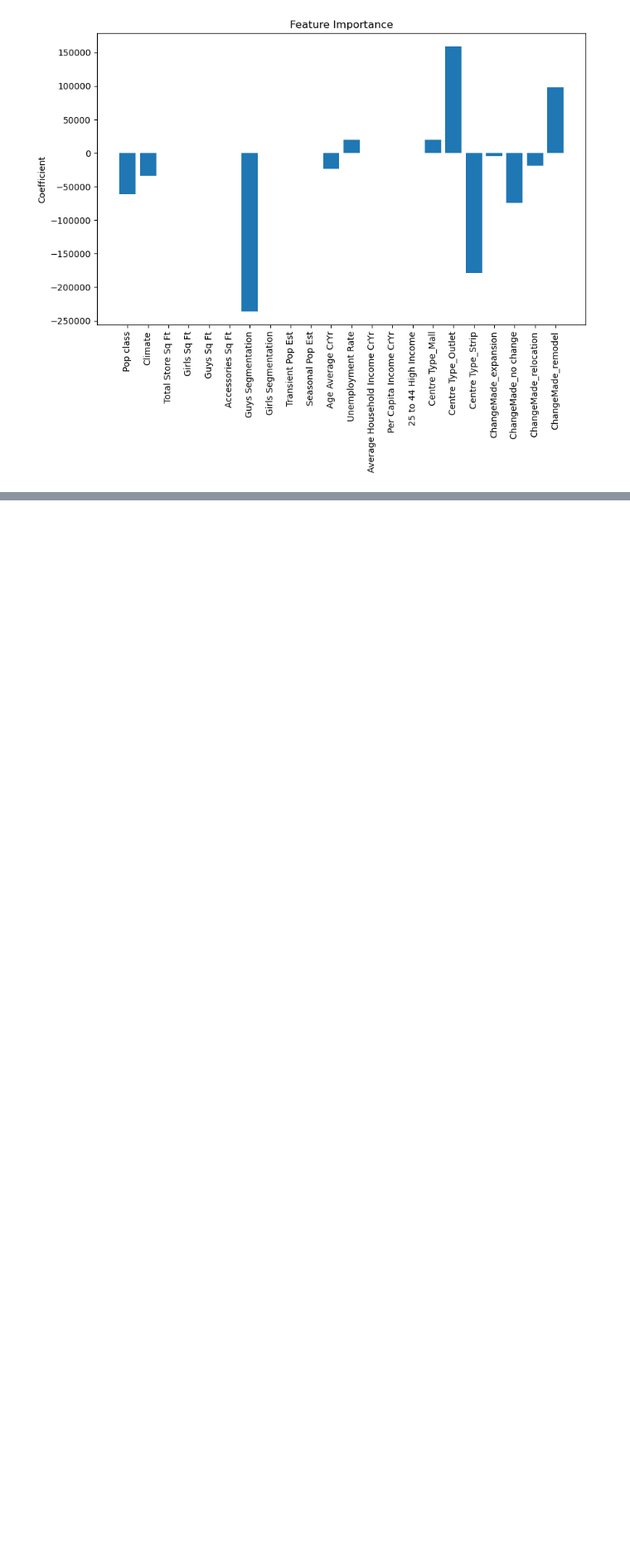
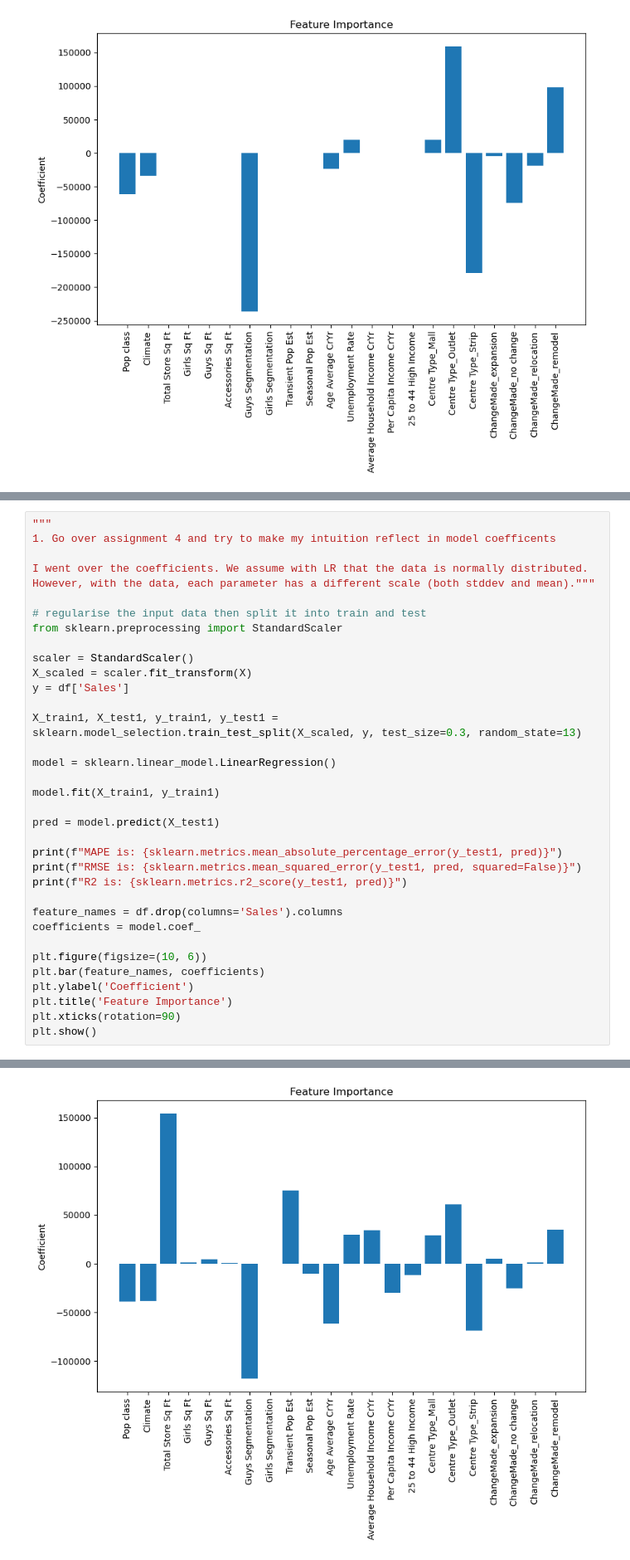
Before and after one commit to Hrsh-Venket/Tiger-Analytics, a Jupyter notebook: Assignment 4/Assignment 4.ipynb, the cells around one changed output, grey strips where cells are left out. Shown at 83% size. Saved outputs shown, nothing was run; the diff lists cells and outputs as text; blank space fills up the shorter version.

```diff
--- a/Assignment 4/Assignment 4.ipynb
+++ b/Assignment 4/Assignment 4.ipynb
@@ -229,0 +247,36 @@ plt.show()
+# %%
+"""
+1. Go over assignment 4 and try to make my intuition reflect in model coefficents
+
+I went over the coefficients. We assume with LR that the data is normally distributed.
+However, with the data, each parameter has a different scale (both stddev and mean)."""
+
+# regularise the input data then split it into train and test
+from sklearn.preprocessing import StandardScaler
+
+scaler = StandardScaler()
+X_scaled = scaler.fit_transform(X)
+y = df['Sales']
+
+X_train1, X_test1, y_train1, y_test1 = sklearn.model_selection.train_test_split(X_scaled, y, test_size=0.3, random_state=13)
+
+model = sklearn.linear_model.LinearRegression()
+
+model.fit(X_train1, y_train1)
+
+pred = model.predict(X_test1)
+
+print(f"MAPE is: {sklearn.metrics.mean_absolute_percentage_error(y_test1, pred)}")
+print(f"RMSE is: {sklearn.metrics.mean_squared_error(y_test1, pred, squared=False)}")
+print(f"R2 is: {sklearn.metrics.r2_score(y_test1, pred)}")
+
+feature_names = df.drop(columns='Sales').columns
+coefficients = model.coef_
+
+plt.figure(figsize=(10, 6))
+plt.bar(feature_names, coefficients)
+plt.ylabel('Coefficient')
+plt.title('Feature Importance')
+plt.xticks(rotation=90)
+plt.show()
+# %% [output]
@@ -229,0 +286 @@ plt.show()
+[figure, added]
```
Also changed, not shown: parts of 4 cells of this notebook.
